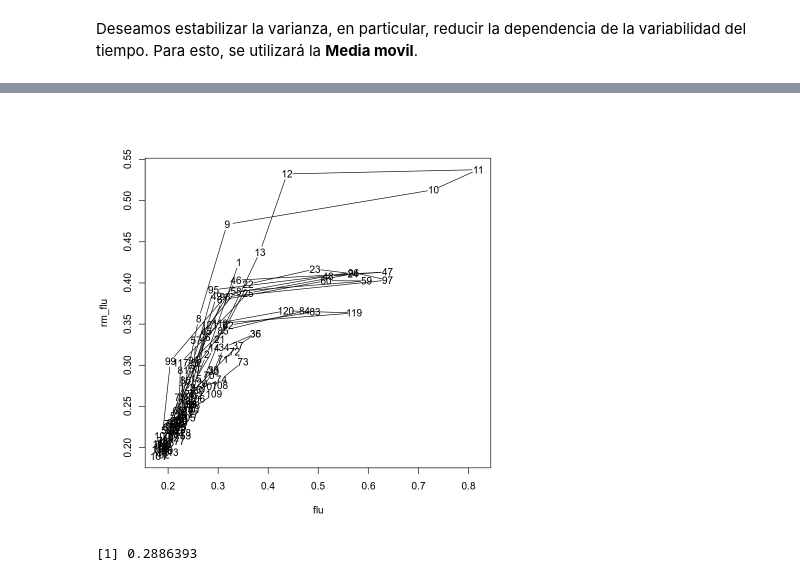
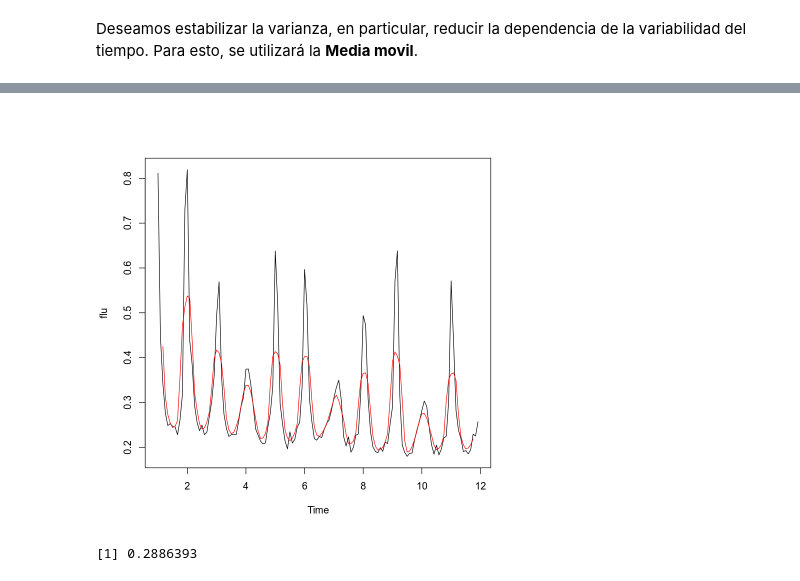
Before and after one commit to brunomb97/mat267-proyectos, a Jupyter notebook: proyecto01/proyecto01.ipynb, the cells around one changed output, grey strips where cells are left out. Saved outputs shown, nothing was run; the diff lists cells and outputs as text; code cells hidden in the pictures.

```diff
--- a/proyecto01/proyecto01.ipynb
+++ b/proyecto01/proyecto01.ipynb
@@ -50,7 +56,7 @@ head(rm_flu)
 # %%
-plot.ts(flu,rm_flu)
+seqplot.ts(flu,rm_flu)
 # %% [output]
-[figure, old version]
+[figure, new version]
 # %%
 mean(rm_flu)
 mean(flu)
```
Also changed, not shown: parts of 20 cells of this notebook.
